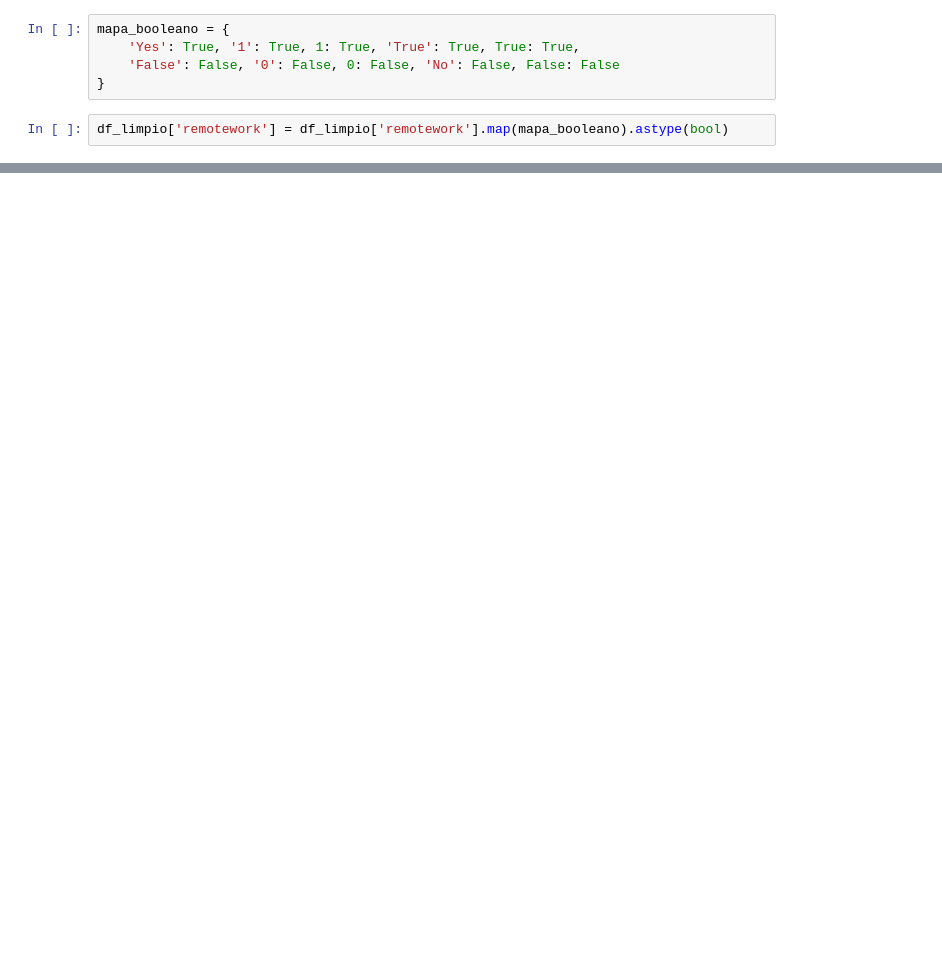
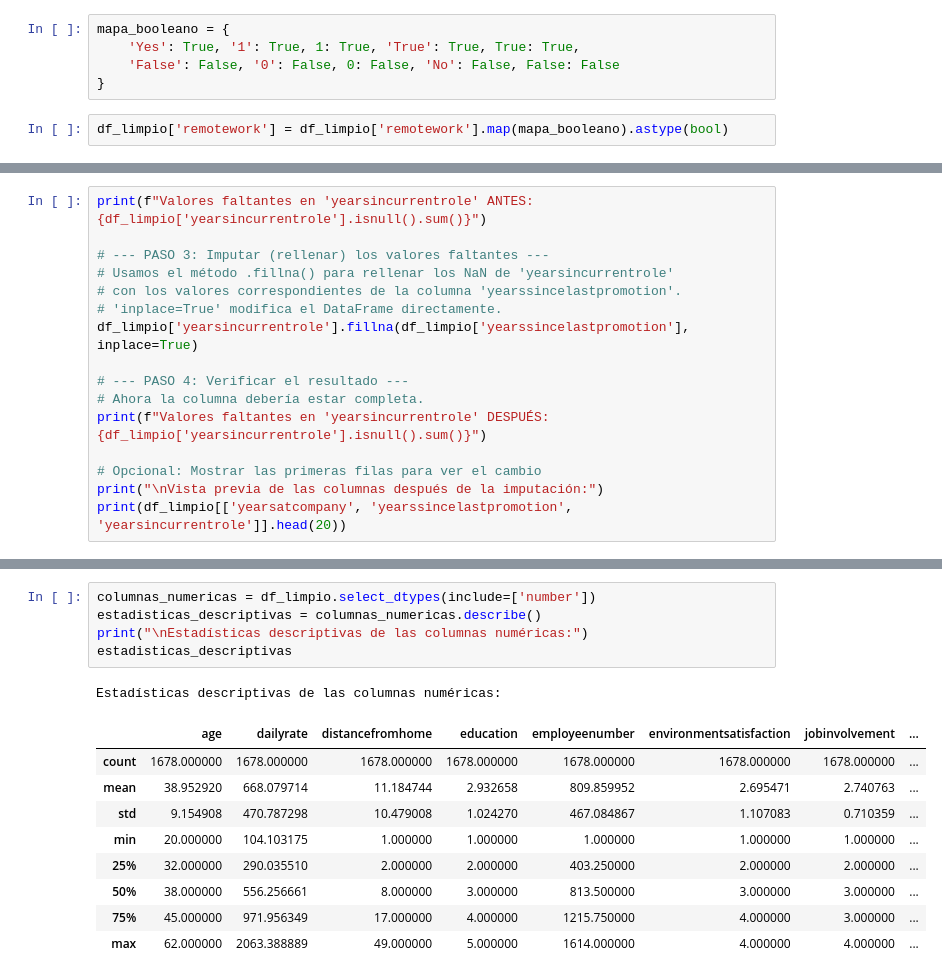
Before and after one commit to ana-nobre/Talent-Optimization-for-Corporation-HR-Data-Analytics, a Jupyter notebook: datalimpia.ipynb, the cells around one changed output, grey strips where cells are left out. Drawn from its saved outputs; the diff is of its cells as text; blank space fills up the shorter version.

Commit message:
cambios carmen

```diff
--- a/datalimpia.ipynb
+++ b/datalimpia.ipynb
@@ -344,0 +406,16 @@ memory usage: 473.6+ KB
+# %%
+print(f"Valores faltantes en 'yearsincurrentrole' ANTES: {df_limpio['yearsincurrentrole'].isnull().sum()}")
+
+# --- PASO 3: Imputar (rellenar) los valores faltantes ---
+# Usamos el método .fillna() para rellenar los NaN de 'yearsincurrentrole'
+# con los valores correspondientes de la columna 'yearssincelastpromotion'.
+# 'inplace=True' modifica el DataFrame directamente.
+df_limpio['yearsincurrentrole'].fillna(df_limpio['yearssincelastpromotion'], inplace=True)
+
+# --- PASO 4: Verificar el resultado ---
+# Ahora la columna debería estar completa.
+print(f"Valores faltantes en 'yearsincurrentrole' DESPUÉS: {df_limpio['yearsincurrentrole'].isnull().sum()}")
+
+# Opcional: Mostrar las primeras filas para ver el cambio
+print("\nVista previa de las columnas después de la imputación:")
+print(df_limpio[['yearsatcompany', 'yearssincelastpromotion', 'yearsincurrentrole']].head(20))
@@ -344,0 +446,16 @@ memory usage: 473.6+ KB
+# %%
+columnas_numericas = df_limpio.select_dtypes(include=['number'])
+estadisticas_descriptivas = columnas_numericas.describe()
+print("\nEstadísticas descriptivas de las columnas numéricas:")
+estadisticas_descriptivas
+# %% [output]
+Estadísticas descriptivas de las columnas numéricas:
+|  | age | dailyrate | distancefromhome | education | employeenumber | environmentsatisfaction | jobinvolvement | ... |
+| count | 1678.000000 | 1678.000000 | 1678.000000 | 1678.000000 | 1678.000000 | 1678.000000 | 1678.000000 | ... |
+| mean | 38.952920 | 668.079714 | 11.184744 | 2.932658 | 809.859952 | 2.695471 | 2.740763 | ... |
+| std | 9.154908 | 470.787298 | 10.479008 | 1.024270 | 467.084867 | 1.107083 | 0.710359 | ... |
+| min | 20.000000 | 104.103175 | 1.000000 | 1.000000 | 1.000000 | 1.000000 | 1.000000 | ... |
+| 25% | 32.000000 | 290.035510 | 2.000000 | 2.000000 | 403.250000 | 2.000000 | 2.000000 | ... |
+| 50% | 38.000000 | 556.256661 | 8.000000 | 3.000000 | 813.500000 | 3.000000 | 3.000000 | ... |
+| 75% | 45.000000 | 971.956349 | 17.000000 | 4.000000 | 1215.750000 | 4.000000 | 3.000000 | ... |
+| max | 62.000000 | 2063.388889 | 49.000000 | 5.000000 | 1614.000000 | 4.000000 | 4.000000 | ... |
```
Also changed, not shown: parts of 23 cells of this notebook.
